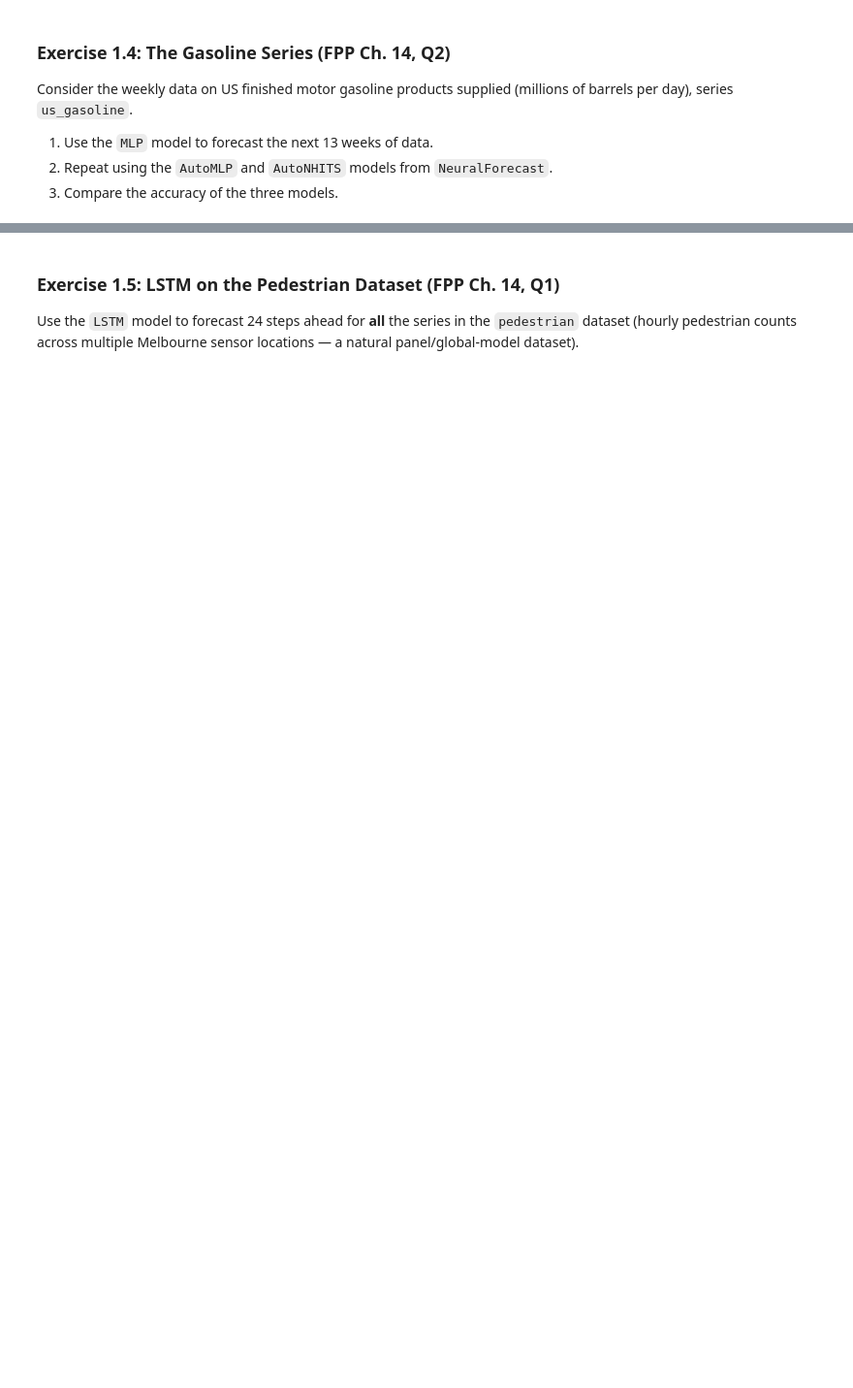
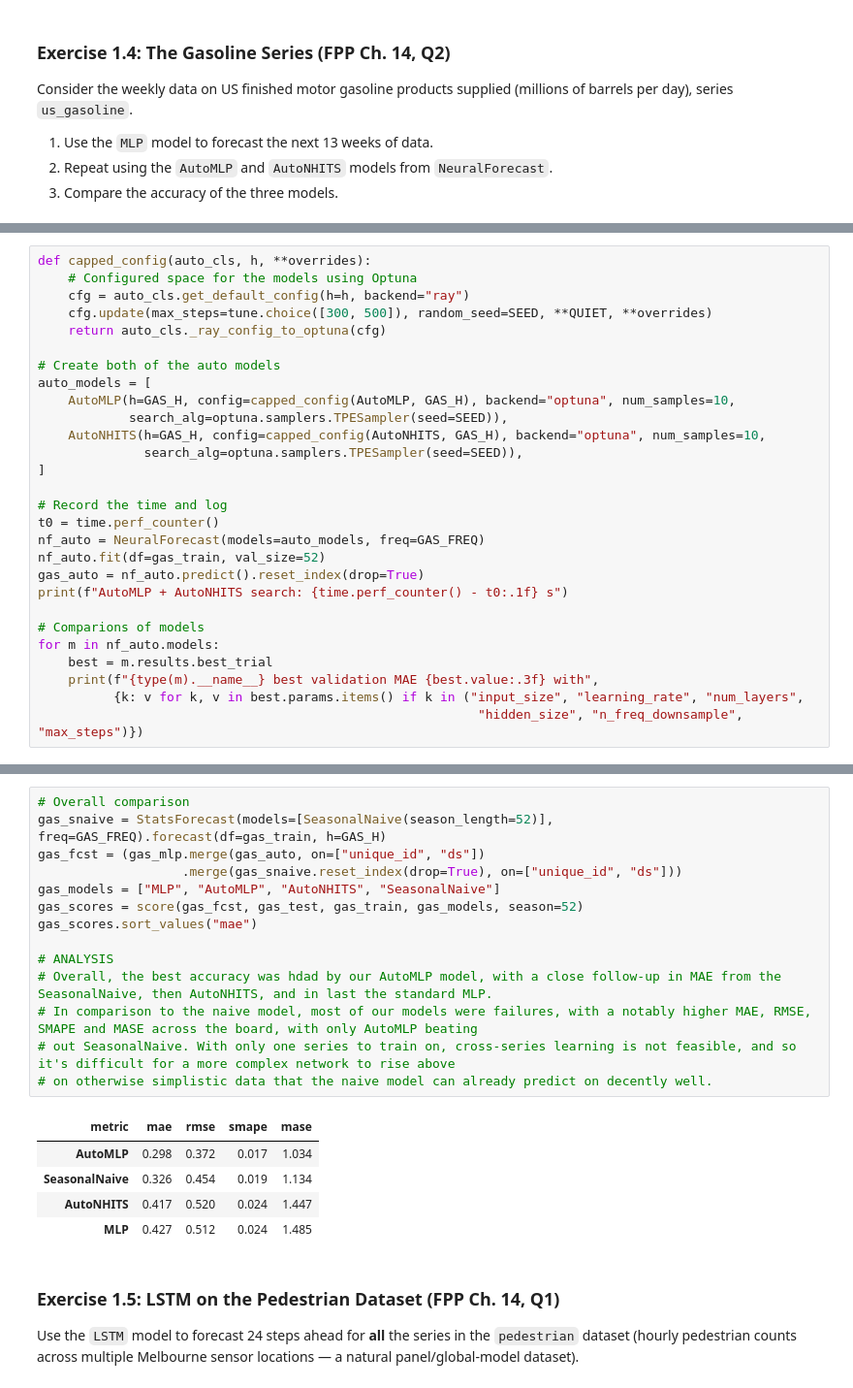
Before and after one commit to ALang624/DSE6230-forecasting-class-course-materials, a Jupyter notebook: assignments/week05_assignment.ipynb, the cells around one changed output, grey strips where cells are left out. Shown at 97% size. Cells and saved outputs as stored; diff of their text form; blank space fills up the shorter version.

```diff
--- a/assignments/week05_assignment.ipynb
+++ b/assignments/week05_assignment.ipynb
@@ -158,0 +287,28 @@ from neuralforecast import NeuralForecast
+# %%
+def capped_config(auto_cls, h, **overrides):
+    # Configured space for the models using Optuna
+    cfg = auto_cls.get_default_config(h=h, backend="ray")
+    cfg.update(max_steps=tune.choice([300, 500]), random_seed=SEED, **QUIET, **overrides)
+    return auto_cls._ray_config_to_optuna(cfg)
+
+# Create both of the auto models
+auto_models = [
+    AutoMLP(h=GAS_H, config=capped_config(AutoMLP, GAS_H), backend="optuna", num_samples=10,
+            search_alg=optuna.samplers.TPESampler(seed=SEED)),
+    AutoNHITS(h=GAS_H, config=capped_config(AutoNHITS, GAS_H), backend="optuna", num_samples=10,
+              search_alg=optuna.samplers.TPESampler(seed=SEED)),
+]
+
+# Record the time and log
+t0 = time.perf_counter()
+nf_auto = NeuralForecast(models=auto_models, freq=GAS_FREQ)
+nf_auto.fit(df=gas_train, val_size=52)
+gas_auto = nf_auto.predict().reset_index(drop=True)
+print(f"AutoMLP + AutoNHITS search: {time.perf_counter() - t0:.1f} s")
+
+# Comparions of models
+for m in nf_auto.models:
+    best = m.results.best_trial
+    print(f"{type(m).__name__} best validation MAE {best.value:.3f} with",
+          {k: v for k, v in best.params.items() if k in ("input_size", "learning_rate", "num_layers",
+                                                          "hidden_size", "n_freq_downsample", "max_steps")})
@@ -159,3 +336,23 @@ from neuralforecast import NeuralForecast
+# %%
+# Overall comparison
+gas_snaive = StatsForecast(models=[SeasonalNaive(season_length=52)], freq=GAS_FREQ).forecast(df=gas_train, h=GAS_H)
+gas_fcst = (gas_mlp.merge(gas_auto, on=["unique_id", "ds"])
+                   .merge(gas_snaive.reset_index(drop=True), on=["unique_id", "ds"]))
+gas_models = ["MLP", "AutoMLP", "AutoNHITS", "SeasonalNaive"]
+gas_scores = score(gas_fcst, gas_test, gas_train, gas_models, season=52)
+gas_scores.sort_values("mae")
+
+# ANALYSIS
+# Overall, the best accuracy was hdad by our AutoMLP model, with a close follow-up in MAE from the SeasonalNaive, then AutoNHITS, and in last the standard MLP.
+# In comparison to the naive model, most of our models were failures, with a notably higher MAE, RMSE, SMAPE and MASE across the board, with only AutoMLP beating
+# out SeasonalNaive. With only one series to train on, cross-series learning is not feasible, and so it's difficult for a more complex network to rise above
+# on otherwise simplistic data that the naive model can already predict on decently well.
+# %% [output]
+| metric | mae | rmse | smape | mase |
+| AutoMLP | 0.298 | 0.372 | 0.017 | 1.034 |
+| SeasonalNaive | 0.326 | 0.454 | 0.019 | 1.134 |
+| AutoNHITS | 0.417 | 0.520 | 0.024 | 1.447 |
+| MLP | 0.427 | 0.512 | 0.024 | 1.485 |
 # %% [markdown]
 ### Exercise 1.5: LSTM on the Pedestrian Dataset (FPP Ch. 14, Q1)
 Use the `LSTM` model to forecast 24 steps ahead for **all** the series in the `pedestrian` dataset (hourly pedestrian counts across multiple Melbourne sensor locations — a natural panel/global-model dataset).
```
Also changed, not shown: parts of 16 cells of this notebook.
